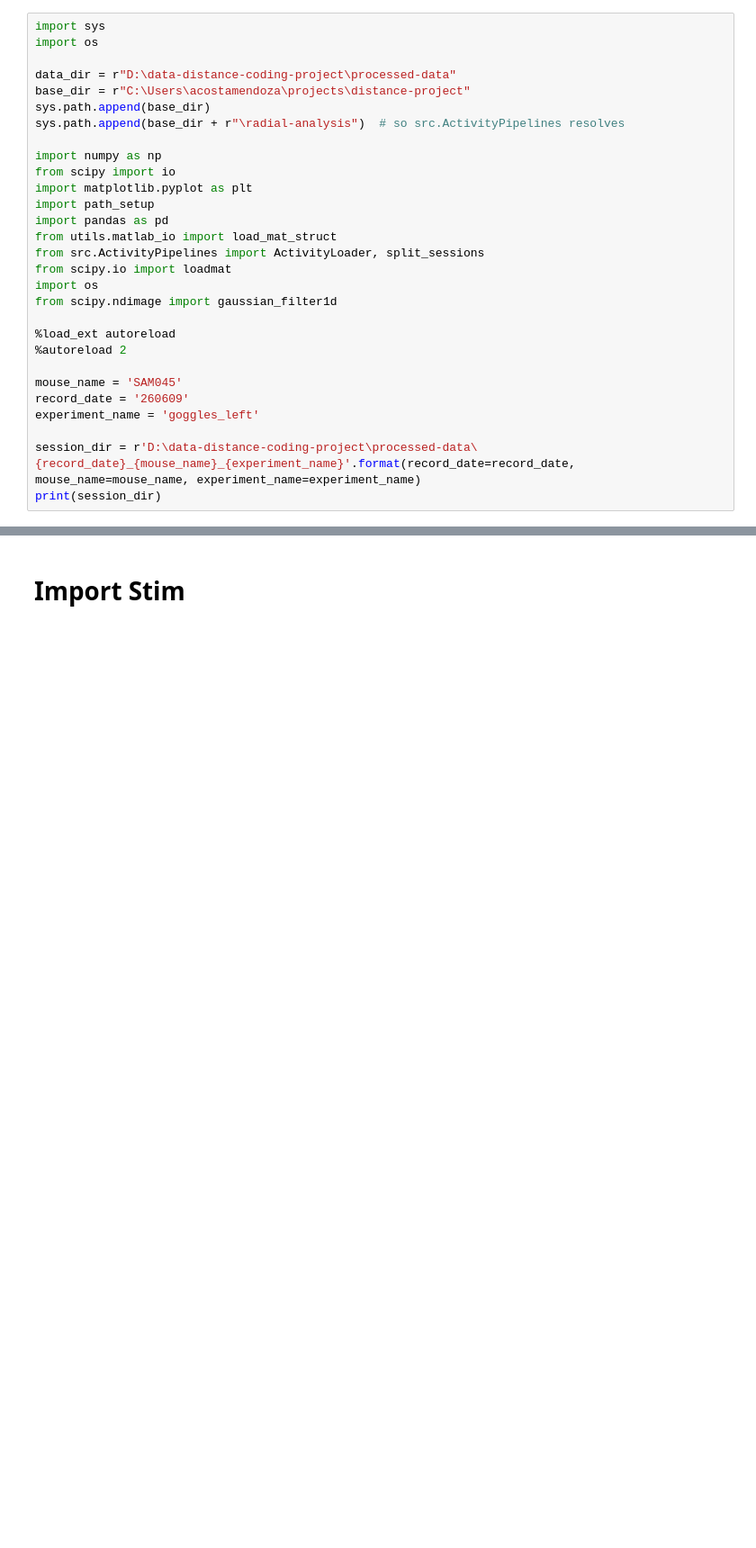
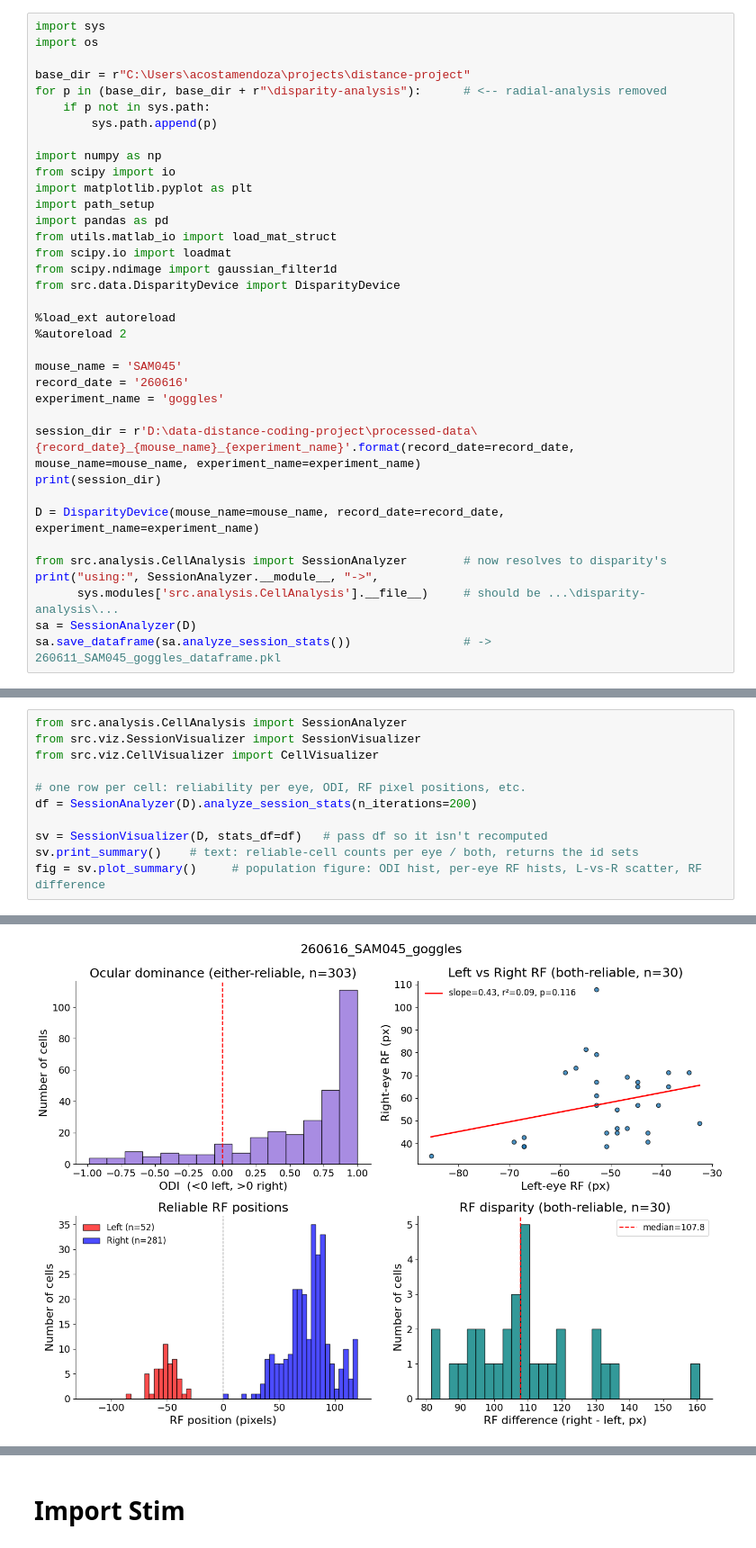
Before and after one commit to s-acosta/distance-project, a Jupyter notebook: disparity-analysis/disparity-notebooks/mousegoggles-left-right-test.ipynb, the cells around one changed output, grey strips where cells are left out. Shown at 90% size. Cells and saved outputs as stored; diff of their text form; blank space fills up the shorter version.

```diff
--- a/disparity-analysis/disparity-notebooks/mousegoggles-left-right-test.ipynb
+++ b/disparity-analysis/disparity-notebooks/mousegoggles-left-right-test.ipynb
@@ -2,10 +2,10 @@
 import sys
 import os
 
-data_dir = r"D:\data-distance-coding-project\processed-data"
 base_dir = r"C:\Users\acostamendoza\projects\distance-project"
-sys.path.append(base_dir)
-sys.path.append(base_dir + r"\radial-analysis")  # so src.ActivityPipelines resolves
+for p in (base_dir, base_dir + r"\disparity-analysis"):      # <-- radial-analysis removed
+    if p not in sys.path:
+        sys.path.append(p)
 
 import numpy as np
 from scipy import io
@@ -13,20 +13,27 @@ import matplotlib.pyplot as plt
 import path_setup
 import pandas as pd
 from utils.matlab_io import load_mat_struct
-from src.ActivityPipelines import ActivityLoader, split_sessions
 from scipy.io import loadmat
-import os
 from scipy.ndimage import gaussian_filter1d
+from src.data.DisparityDevice import DisparityDevice
 
 %load_ext autoreload
 %autoreload 2
 
 mouse_name = 'SAM045'
-record_date = '260609'
-experiment_name = 'goggles_left'
+record_date = '260616'
+experiment_name = 'goggles'
 
 session_dir = r'D:\data-distance-coding-project\processed-data\{record_date}_{mouse_name}_{experiment_name}'.format(record_date=record_date, mouse_name=mouse_name, experiment_name=experiment_name)
 print(session_dir)
+
+D = DisparityDevice(mouse_name=mouse_name, record_date=record_date, experiment_name=experiment_name)
+
+from src.analysis.CellAnalysis import SessionAnalyzer        # now resolves to disparity's
+print("using:", SessionAnalyzer.__module__, "->",
+      sys.modules['src.analysis.CellAnalysis'].__file__)     # should be ...\disparity-analysis\...
+sa = SessionAnalyzer(D)
+sa.save_dataframe(sa.analyze_session_stats())                # -> 260611_SAM045_goggles_dataframe.pkl
 # %% [output]
 The autoreload extension is already loaded. To reload it, use:
   %reload_ext autoreload
@@ -33,0 +45,12 @@ D:\data-distance-coding-project\processed-data\260609_SAM045_goggles_left
+# %%
+from src.analysis.CellAnalysis import SessionAnalyzer
+from src.viz.SessionVisualizer import SessionVisualizer
+from src.viz.CellVisualizer import CellVisualizer
+
+# one row per cell: reliability per eye, ODI, RF pixel positions, etc.
+df = SessionAnalyzer(D).analyze_session_stats(n_iterations=200)
+
+sv = SessionVisualizer(D, stats_df=df)   # pass df so it isn't recomputed
+sv.print_summary()    # text: reliable-cell counts per eye / both, returns the id sets
+fig = sv.plot_summary()     # population figure: ODI hist, per-eye RF hists, L-vs-R scatter, RF difference
+# %% [output]
@@ -33,0 +74 @@ D:\data-distance-coding-project\processed-data\260609_SAM045_goggles_left
+[figure, added]
```
Also changed, not shown: parts of 5 cells of this notebook, 22 other files.
